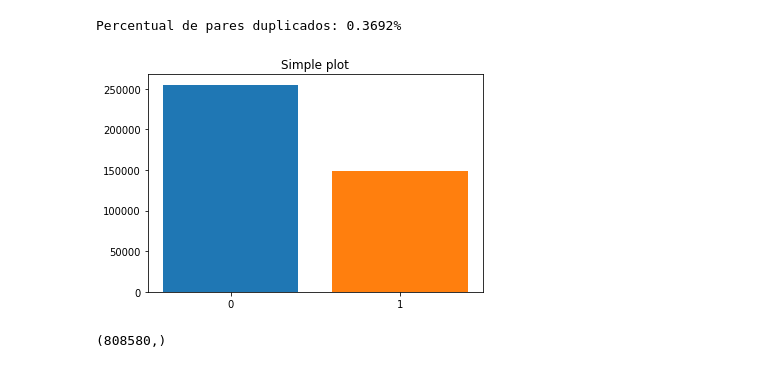
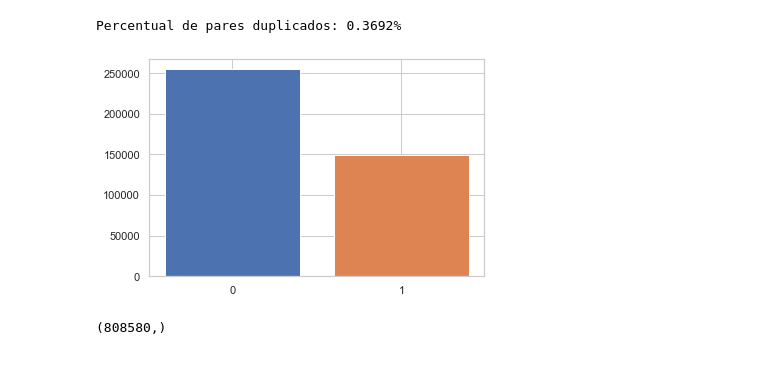
Before and after one commit to pimenta-arthur/quora-question-pairs, a Jupyter notebook: Report.ipynb, the cells around one changed output. Saved outputs shown, nothing was run; the diff lists cells and outputs as text; code cells hidden in the pictures.

```diff
--- a/Report.ipynb
+++ b/Report.ipynb
@@ -37,6 +37,8 @@ import pandas as pd
 import numpy as np
 import matplotlib.pyplot as plt
 from collections import Counter
+import seaborn as sns
+sns.set(context='notebook', style='whitegrid')
 # %%
 # Dados de treino
 df_train = pd.read_csv("../../quora-question-pairs/input/train.csv")
@@ -95,11 +97,11 @@ Percentual de pares duplicados: 0.3692%
 # %%
 fig, ax = plt.subplots()
 ax.bar('0', duplicate_group[0])
 ax.bar('1', duplicate_group[1])
-ax.set_title('Simple plot')
+# ax.set_title('Simple plot')
 plt.show()
 # %% [output]
-[figure, old version]
+[figure, new version]
 # %%
 questions = pd.concat([df_train['question1'], df_train['question2']], axis=0)
 questions.shape
```
Also changed, not shown: parts of 28 cells of this notebook.
